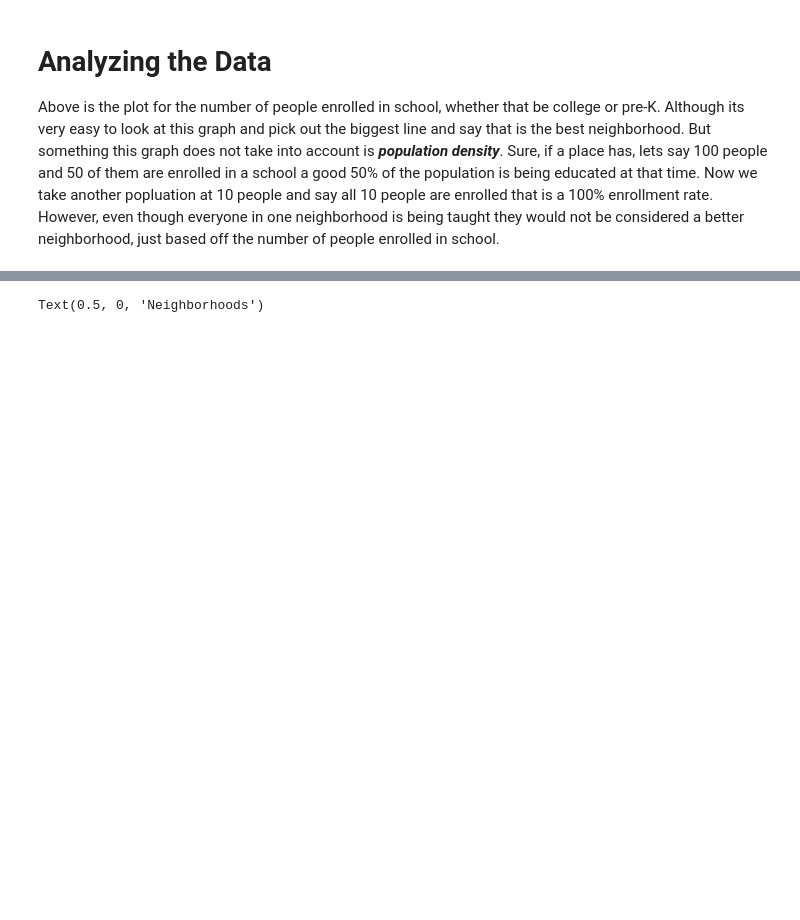
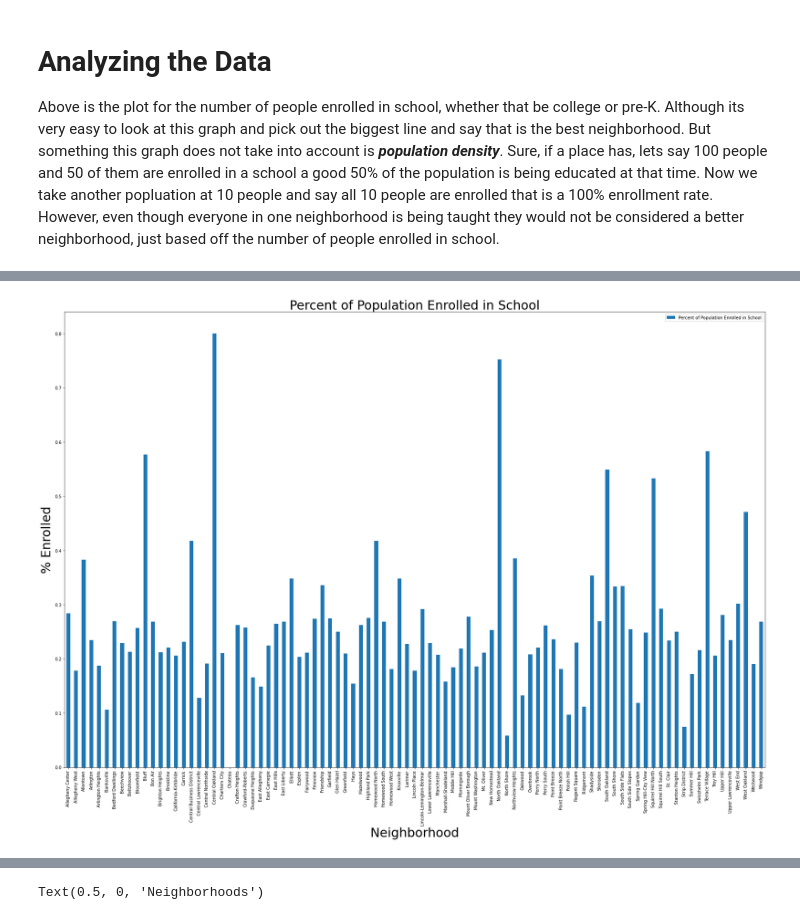
Before and after one commit to neffers/pittsburgh-neighborhood-analysis, a Jupyter notebook: combined-analysis.ipynb, the cells around one changed output, grey strips where cells are left out. Cells and saved outputs as stored; diff of their text form; code cells hidden in the pictures; blank space fills up the shorter version.

```diff
--- a/combined-analysis.ipynb
+++ b/combined-analysis.ipynb
@@ -119,3 +119,14 @@ plt.ylabel("# of People Enrolled", fontsize = 30);
 # %% [markdown]
 # Analyzing the Data
 Above is the plot for the number of people enrolled in school, whether that be college or pre-K.  Although its very easy to look at this graph and pick out the biggest line and say that is the best neighborhood.  But something this graph does not take into account is ***population density***.  Sure, if a place has, lets say 100 people and 50 of them are enrolled in a school a good 50% of the population is being educated at that time.  Now we take another popluation at 10 people and say all 10 people are enrolled that is a 100% enrollment rate.  However, even though everyone in one neighborhood is being taught they would not be considered a better neighborhood, just based off the number of people enrolled in school.
+# %%
+percent_list = []
+neigh_list = []
+
+for index, row in school_data.iterrows():# go through each row
+    percent_list.append(row[4]/row[2])     # put percent of enrolled pop in
+    neigh_list.append(row[0])     # put neighborhood in
+
+d = {'Neighborhood': neigh_list, 'Percent of Population Enrolled in School': percent_list}#create new data set with neighborhoods and percentages
+percent_df = pd.DataFrame(data=d)
+percent_df
@@ -121,0 +147,7 @@ Above is the plot for the number of people enrolled in school, whether that be c
+# %%
+percent_df.plot(kind="bar", figsize = (30,20), x='Neighborhood', y= "Percent of Population Enrolled in School")#pick the estimate we want to look at
+plt.title("Percent of Population Enrolled in School", fontsize = 30);
+plt.xlabel("Neighborhood", fontsize = 30);
+plt.ylabel("% Enrolled", fontsize = 30);
+# %% [output]
+[figure, added]
```
Also changed, not shown: parts of 2 cells of this notebook.
